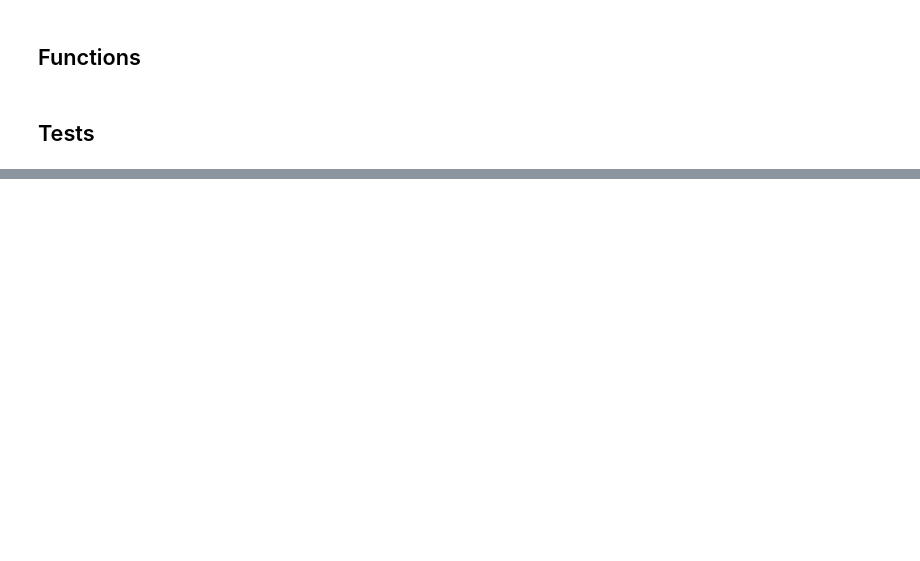
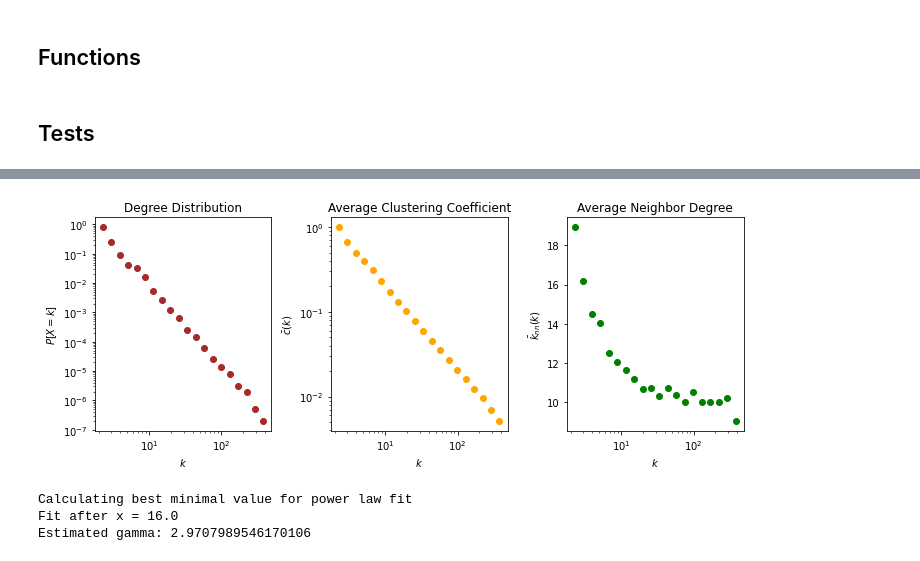
Before and after one commit to sagarkumar16/complex-networks-2, a Jupyter notebook: HW1.ipynb, the cells around one changed output, grey strips where cells are left out. Saved outputs shown, nothing was run; the diff lists cells and outputs as text; code cells hidden in the pictures; blank space fills up the shorter version.

Commit message:
Adding finalized script for Problem 2

```diff
--- a/HW1.ipynb
+++ b/HW1.ipynb
@@ -114,7 +116,7 @@ def simpleSF(n: 'graph size' = 10**4,
 
     simpleSF takes a value for the size of the graph :n: and the number of samples :s: and percolates :s: scale-free graphs of
     size :n: by randomly selecting an edge E := (i,j) and attaching new incoming nodes to both i and j. The output is a list of
-    :s: :n: x :n: matrices which act as the adjacency matrix of each sample graph. Choosing scipy sparse matrix allows for
+    :s: (:n: x :n:) matrices which act as the adjacency matrix of each sample graph. Choosing scipy sparse matrix allows for
     larger graph sizes.
     """
 
@@ -225,0 +166,78 @@ fig.tight_layout()
+# %%
+################################################# Problem 2.4 ##################################################################
+
+# creating graph ensemble G
+G = simpleSF(sparse=True)
+
+# setting number of bins
+num_bins = 20
+
+# preparing the plots
+
+fig, axs = plt.subplots(1, 3)
+
+################ plotting degree distribution ####################
+degrees = list()
+for g in G:
+    # compressing ensemble by concatenating all degrees of all graphs into one degree sequence
+    degrees.extend(g.sum(axis=0).tolist()[0])
+
+
+# binning into :num_bins: bins using function from 2.1
+dist_x, dist_y = distributionBin(degrees, num_bins)
+
+# plotting
+axs[0].loglog(dist_x, dist_y, 'o', color='brown')
+axs[0].set_title('Degree Distribution')
+axs[0].set_ylabel(r'$P[X=k]$')
+axs[0].set_xlabel(r'$k$')
+
+################ plotting avg. clustering ####################
+
+# using networkx to get average clustering and average neighbor degree
+indexed_node_degrees = list()
+indexed_clustering = list()
+indexed_average_degree = list()
+
+for g in G:
+    # this needs to be np.from_numpy_matrix if not sparse
+    graph = nx.from_scipy_sparse_array(g)
+    for node in graph.nodes:
+        indexed_node_degrees.append(graph.degree(node))
+        indexed_clustering.append(nx.clustering(graph, nodes=[node])[node])
+        indexed_average_degree.append(nx.average_neighbor_degree(graph, nodes=[node])[node])
+
+# Using the function from 2.2 to plot these values
+c_x, c_y = functionBin(indexed_node_degrees, indexed_clustering, num_bins)
+kk_x, kk_y = functionBin(indexed_node_degrees, indexed_average_degree, num_bins)
+
+# plotting clustering on a loglog scale
+axs[1].loglog(c_x, c_y, 'o', color='orange')
+axs[1].set_title('Average Clustering Coefficient')
+axs[1].set_xlabel(r'$k$')
+axs[1].set_ylabel(r'$\bar{c}(k)$')
+
+# plotting average neighbor degree on a semi-log scale
+axs[2].plot(kk_x, kk_y, 'o', color='green')
+axs[2].set_xscale('log')
+axs[2].set_title('Average Neighbor Degree')
+axs[2].set_xlabel(r'$k$')
+axs[2].set_ylabel(r'$\bar{k}_{nn}(k)$')
+
+fig.set_size_inches(10, 4, forward=True)
+fig.tight_layout()
+
+fig.savefig('HW1_fig1_pk_ck_knnk.svg')
+# %% [output]
+[figure, added]
+# %%
+## Powerlaw package fit
+
+pl_fit = pl.Fit(degrees)
+gamma_pl = pl_fit.power_law.alpha
+print(f"Fit after x = {pl_fit.power_law.xmin}")
+print(f"Estimated gamma: {gamma_pl}")
+# %% [output]
+Calculating best minimal value for power law fit
+Fit after x = 16.0
+Estimated gamma: 2.9707989546170106
```
Also changed, not shown: parts of 10 cells of this notebook, 6 other files.
